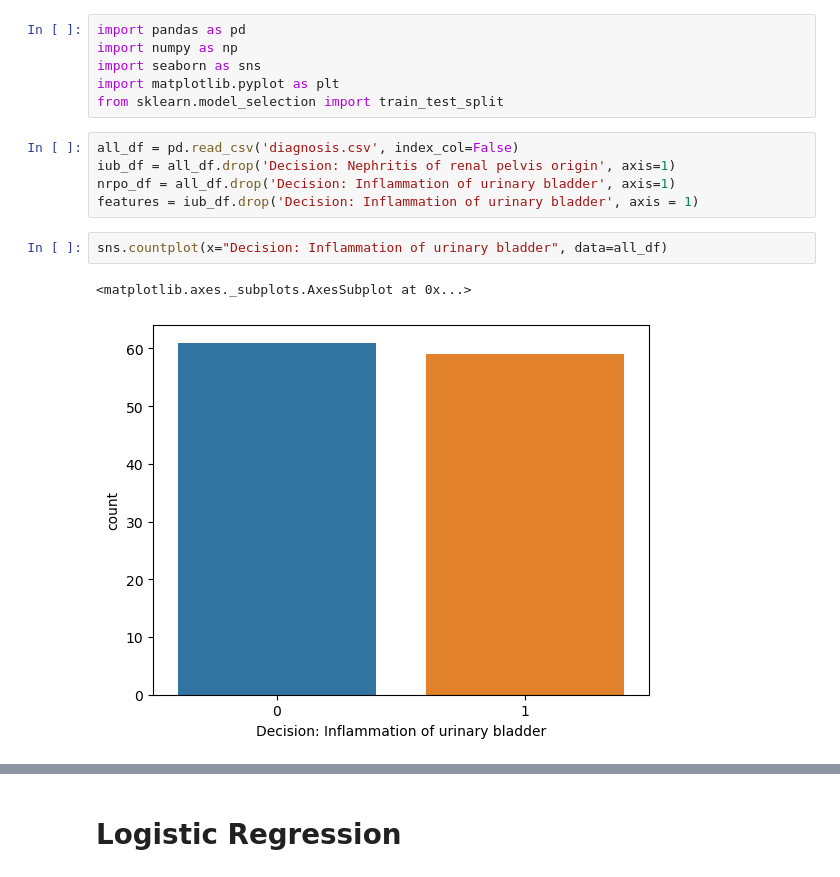
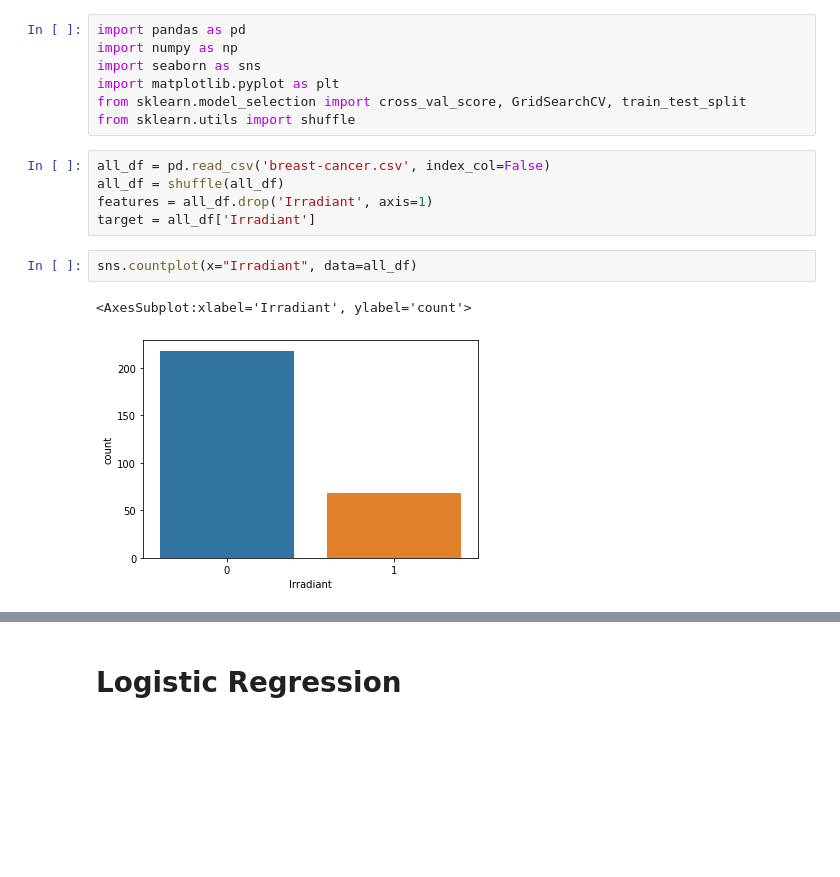
Before and after one commit to shawnhuyiwen/MLAssignment1, a Jupyter notebook: Assignment1.ipynb, the cells around one changed output, grey strips where cells are left out. Saved outputs shown, nothing was run; the diff lists cells and outputs as text; blank space fills up the shorter version.

```diff
--- a/Assignment1.ipynb
+++ b/Assignment1.ipynb
@@ -3,14 +3,15 @@ import pandas as pd
 import numpy as np
 import seaborn as sns
 import matplotlib.pyplot as plt
-from sklearn.model_selection import train_test_split
+from sklearn.model_selection import cross_val_score, GridSearchCV, train_test_split
+from sklearn.utils import shuffle
 # %%
-all_df = pd.read_csv('diagnosis.csv', index_col=False)
-iub_df = all_df.drop('Decision: Nephritis of renal pelvis origin', axis=1)
-nrpo_df = all_df.drop('Decision: Inflammation of urinary bladder', axis=1)
-features = iub_df.drop('Decision: Inflammation of urinary bladder', axis = 1)
+all_df = pd.read_csv('breast-cancer.csv', index_col=False)
+all_df = shuffle(all_df)
+features = all_df.drop('Irradiant', axis=1)
+target = all_df['Irradiant']
 # %%
-sns.countplot(x="Decision: Inflammation of urinary bladder", data=all_df)
+sns.countplot(x="Irradiant", data=all_df)
 # %% [output]
-<matplotlib.axes._subplots.AxesSubplot at 0x...>
+<AxesSubplot:xlabel='Irradiant', ylabel='count'>
-[figure, old version]
+[figure, new version]
```
Also changed, not shown: parts of 16 cells of this notebook, 5 other files.
